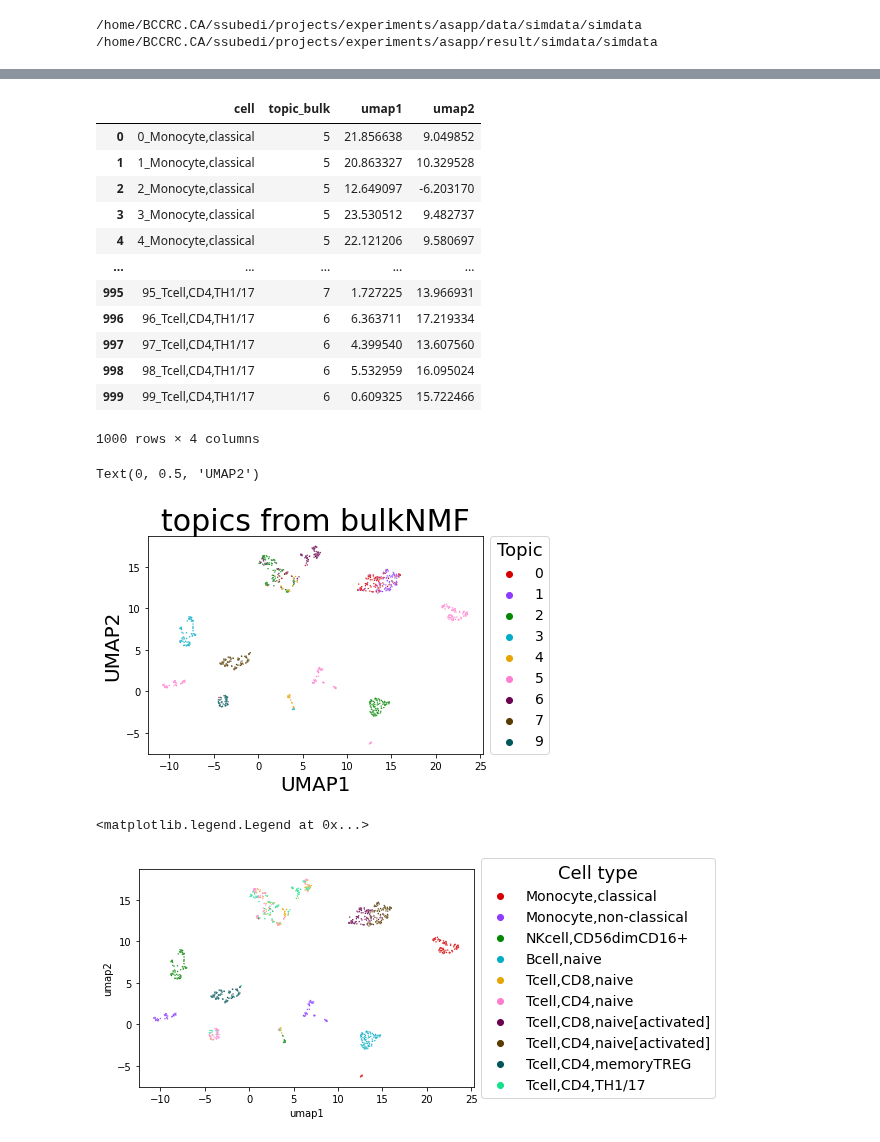
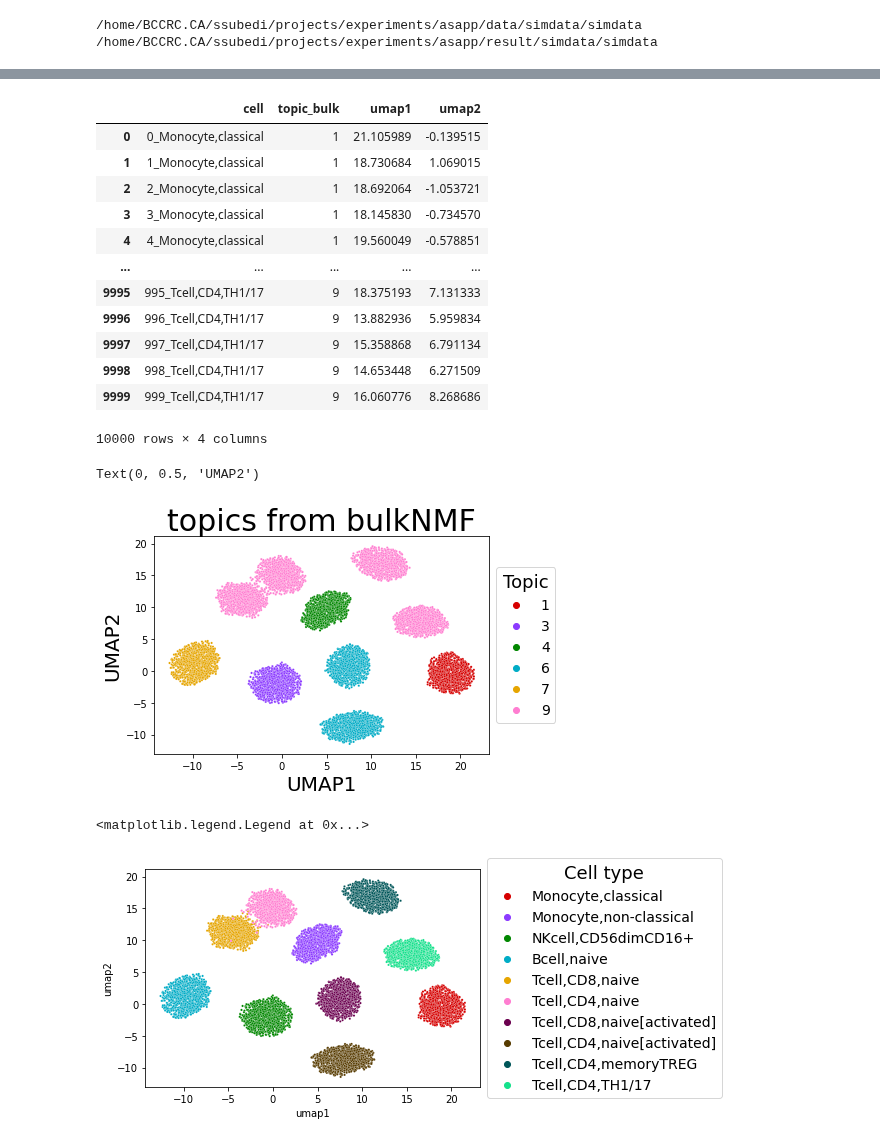
Before and after one commit to causalpathlab/asapp, a Jupyter notebook: examples/1_sc_sim_data_dc.ipynb, the cells around one changed output, grey strips where cells are left out. Cells and saved outputs as stored; diff of their text form; code cells hidden in the pictures.

```diff
--- a/examples/1_sc_sim_data_dc.ipynb
+++ b/examples/1_sc_sim_data_dc.ipynb
@@ -46,4 +46,9 @@ df_theta = pd.DataFrame(model['theta'])
 df_theta.index = dl.rows
+# %%
+df_beta = pd.DataFrame(model['beta'].T)
+df_beta.columns = dl.cols
+df_theta = pd.DataFrame(model['corr'])
+df_theta.index = dl.rows
 # %%
 df_top = topics.get_topic_top_genes(df_beta.iloc[:,:],top_n=10)
 df_top = df_top.pivot(index='Topic',columns='Gene',values='Proportion')
@@ -59,7 +64,7 @@ df_umap= pd.DataFrame()
 df_umap['cell'] = dl.rows
 df_umap['topic_bulk'] = [x for x in df_theta.iloc[:,:].idxmax(axis=1)]
 
-umap_2d = umap.UMAP(n_components=2, init='random', random_state=0,min_dist=0.3,metric='cosine')
+umap_2d = umap.UMAP(n_components=2, init='random', random_state=0,min_dist=0.9,metric='cosine')
 proj_2d = umap_2d.fit(df_theta.iloc[:,1:])
 df_umap[['umap1','umap2']] = umap_2d.embedding_[:,[0,1]]
 df_umap
@@ -68,39 +73,39 @@ df_umap
 # df_umap.columns = ['cell','umap1','umap2']
 # %% [output]
 |  | cell | topic_bulk | umap1 | umap2 |
-| 0 | 0_Monocyte,classical | 5 | 21.856638 | 9.049852 |
-| 1 | 1_Monocyte,classical | 5 | 20.863327 | 10.329528 |
-| 2 | 2_Monocyte,classical | 5 | 12.649097 | -6.203170 |
-| 3 | 3_Monocyte,classical | 5 | 23.530512 | 9.482737 |
-| 4 | 4_Monocyte,classical | 5 | 22.121206 | 9.580697 |
+| 0 | 0_Monocyte,classical | 1 | 21.105989 | -0.139515 |
+| 1 | 1_Monocyte,classical | 1 | 18.730684 | 1.069015 |
+| 2 | 2_Monocyte,classical | 1 | 18.692064 | -1.053721 |
+| 3 | 3_Monocyte,classical | 1 | 18.145830 | -0.734570 |
+| 4 | 4_Monocyte,classical | 1 | 19.560049 | -0.578851 |
 | ... | ... | ... | ... | ... |
-| 995 | 95_Tcell,CD4,TH1/17 | 7 | 1.727225 | 13.966931 |
-| 996 | 96_Tcell,CD4,TH1/17 | 6 | 6.363711 | 17.219334 |
-| 997 | 97_Tcell,CD4,TH1/17 | 6 | 4.399540 | 13.607560 |
-| 998 | 98_Tcell,CD4,TH1/17 | 6 | 5.532959 | 16.095024 |
-| 999 | 99_Tcell,CD4,TH1/17 | 6 | 0.609325 | 15.722466 |
+| 9995 | 995_Tcell,CD4,TH1/17 | 9 | 18.375193 | 7.131333 |
+| 9996 | 996_Tcell,CD4,TH1/17 | 9 | 13.882936 | 5.959834 |
+| 9997 | 997_Tcell,CD4,TH1/17 | 9 | 15.358868 | 6.791134 |
+| 9998 | 998_Tcell,CD4,TH1/17 | 9 | 14.653448 | 6.271509 |
+| 9999 | 999_Tcell,CD4,TH1/17 | 9 | 16.060776 | 8.268686 |
-1000 rows × 4 columns
+10000 rows × 4 columns
 # %%
 cp = sns.color_palette(cc.glasbey_dark, n_colors=len(df_umap['topic_bulk'].unique()))
-p = sns.scatterplot(data=df_umap, x='umap1', y='umap2', hue='topic_bulk',s=2,palette=cp,legend=True)
+p = sns.scatterplot(data=df_umap, x='umap1', y='umap2', hue='topic_bulk',s=5,palette=cp,legend=True)
 plt.legend(title='Topic',title_fontsize=18, fontsize=14,loc='center left', bbox_to_anchor=(1, 0.5))
 p.axes.set_title("topics from bulkNMF",fontsize=30)
 p.set_xlabel("UMAP1",fontsize=20)
 p.set_ylabel("UMAP2",fontsize=20)
 # %% [output]
 Text(0, 0.5, 'UMAP2')
-[figure, old version]
+[figure, new version]
 # %%
 df_umap['cell_type'] = [x.split('_')[1] for x in df_umap['cell']]
 cp = sns.color_palette(cc.glasbey_dark, n_colors=len(df_umap['cell_type'].unique()))
-p = sns.scatterplot(data=df_umap, x='umap1', y='umap2', hue='cell_type',s=2,palette=cp,legend=True)
+p = sns.scatterplot(data=df_umap, x='umap1', y='umap2', hue='cell_type',s=5,palette=cp,legend=True)
 plt.legend(title='Cell type',title_fontsize=18, fontsize=14,loc='center left', bbox_to_anchor=(1, 0.5))
 # p.axes.set_title("topics from bulkNMF",fontsize=30)
 # p.set_xlabel("UMAP1",fontsize=20)
 # p.set_ylabel("UMAP2",fontsize=20)
 # %% [output]
 <matplotlib.legend.Legend at 0x...>
-[figure, old version]
+[figure, new version]
 # %%
 bulk_data = '/home/BCCRC.CA/ssubedi/projects/experiments/asapp/resources/dice/mean_tpm_merged.csv.gz'
 df_dice = pd.read_csv(bulk_data,compression='zip')
```
Also changed, not shown: parts of 8 cells of this notebook, 7 other files.
